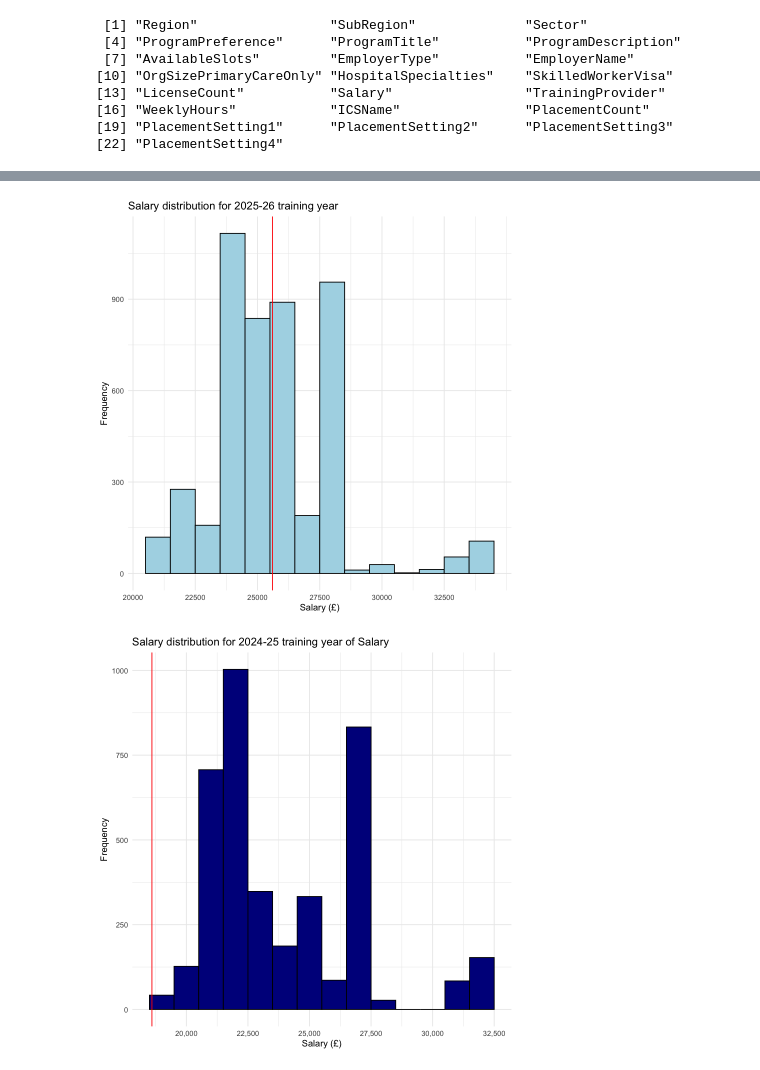
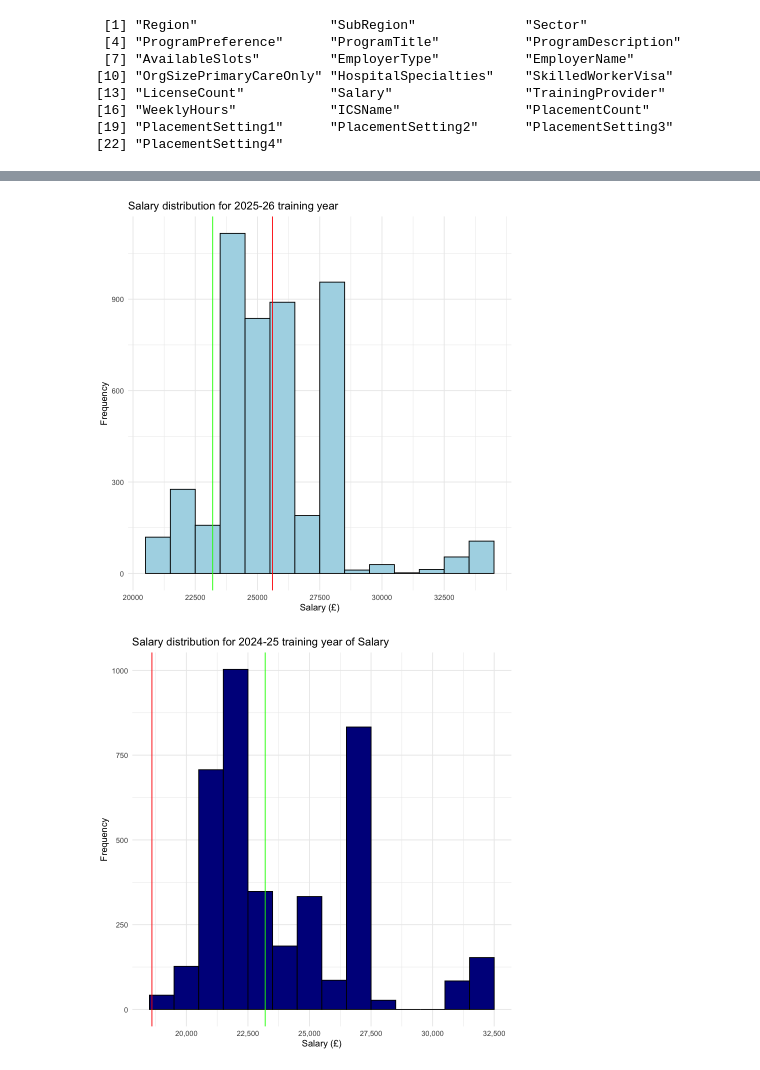
Before and after one commit to kwjo/TP-pay, a Jupyter notebook: oriel-eda.ipynb, the cells around one changed output, grey strips where cells are left out. Drawn from its saved outputs; the diff is of its cells as text; code cells hidden in the pictures.

Commit message:
salary plots

```diff
--- a/oriel-eda.ipynb
+++ b/oriel-eda.ipynb
@@ -207,25 +207,31 @@ colnames(OD2425_modified)
 [19] "PlacementSetting1"      "PlacementSetting2"      "PlacementSetting3"
 [22] "PlacementSetting4"
 # %%
-average_working_hours <- OD2526_modified %>%
+# Summary statistics for the 2025-2026 and 2024-2025 datasets
+average_working_hours_in_2526 <- OD2526_modified %>%
     summarise(mean(WeeklyHours))
 
 average_working_hours_in_2526
 
-average_salary <- OD2526_modified %>%
+average_salary_in_2526 <- OD2526_modified %>%
     summarise(mean(Salary))
 
 average_salary_in_2526
 
-average_working_hours <- OD2425_modified %>%
+average_working_hours_in_2425 <- OD2425_modified %>%
     summarise(mean(WeeklyHours))
 
 average_working_hours_in_2425
 
-average_salary <- OD2425_modified %>%
+average_salary_in_2425 <- OD2425_modified %>%
     summarise(mean(Salary))
 
 average_salary_in_2425
+
+# UK national minimum wage from 1st April 2024 is £11.44 per hour for ages 21 and over
+
+UK_minimum_salary <- 11.44 * 39 * 52
+UK_minimum_salary
 # %% [output]
 A data.frame: 1 × 1
 | mean(WeeklyHours) |
@@ -253,37 +260,39 @@ OD2526_expanded <- OD2526_modified %>%
 
 OD2526_salary_plot_expanded <- ggplot(OD2526_expanded, aes(x = Salary)) +
   geom_histogram(binwidth = 1000, colour = 'black',fill = 'light blue') +
   ggtitle("Salary distribution for 2025-26 training year") +
   xlab("Salary (£)") +
   ylab("Frequency") +
   scale_x_continuous(breaks = seq(0, max(OD2526_modified$Salary, na.rm = TRUE), by = 2500)) +
   theme_minimal() +
-  geom_vline(xintercept = 25600, color = "red")
+  geom_vline(xintercept = 25600, color = "red") +
+  geom_vline(xintercept = UK_minimum_salary, color = "green")
 
 OD2526_salary_plot_expanded
 
 OD2425_expanded <- OD2425_modified %>%
     uncount(AvailableSlots)
 
 OD2425_salary_plot_expanded <- ggplot(OD2425_expanded, aes(x = Salary)) +
   geom_histogram(binwidth = 1000, colour = 'black', fill = 'dark blue') +
   ggtitle("Salary distribution for 2024-25 training year of Salary") +
   xlab("Salary (£)") +
   ylab("Frequency") +
   scale_x_continuous(
     breaks = seq(0, max(OD2526_modified$Salary, na.rm = TRUE), by = 2500),
     labels = scales::comma  # Use comma format for large numbers
   ) +
   theme_minimal() +
-  geom_vline(xintercept = 18600, color = "red")
+  geom_vline(xintercept = 18600, color = "red") +
+  geom_vline(xintercept = UK_minimum_salary, color = "green")
 
 OD2425_salary_plot_expanded
 
 # Working hour plot
 # Salary and visa plot
 # %% [output]
-[figure, old version]
+[figure, new version]
-[figure, old version]
+[figure, new version]
 # %%
 # Define the plot for Salary with meaningful intervals
 salary.plot <- ggplot(OD, aes(x = Salary)) +
```
Also changed, not shown: parts of 1 cell of this notebook.
